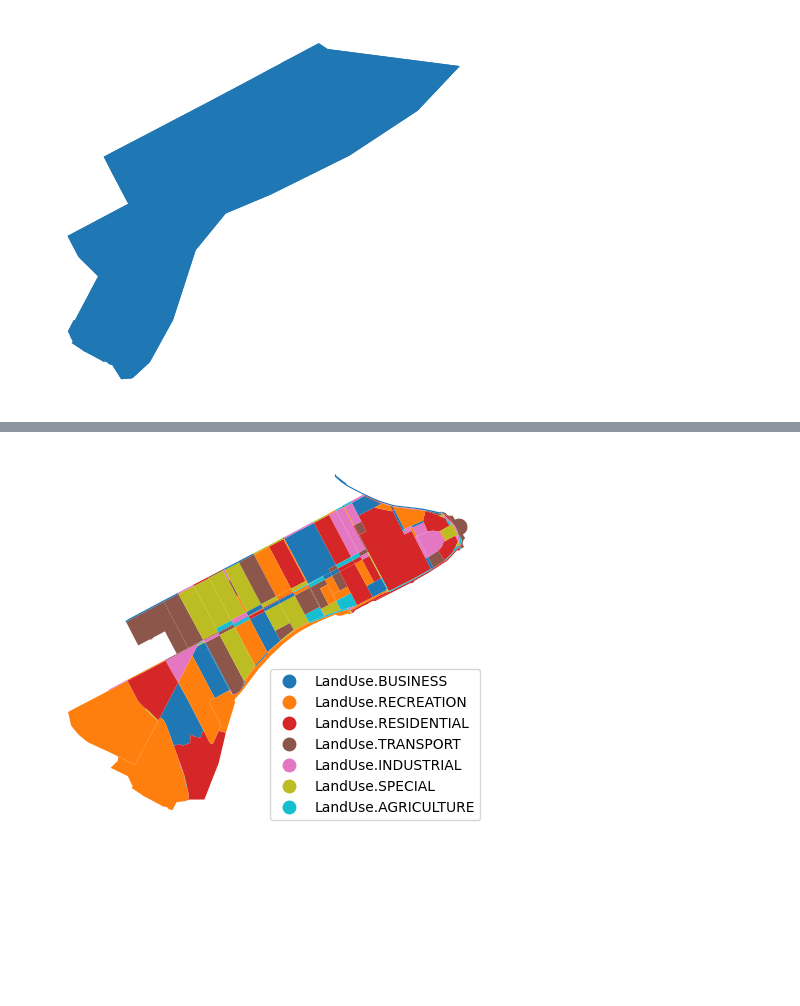
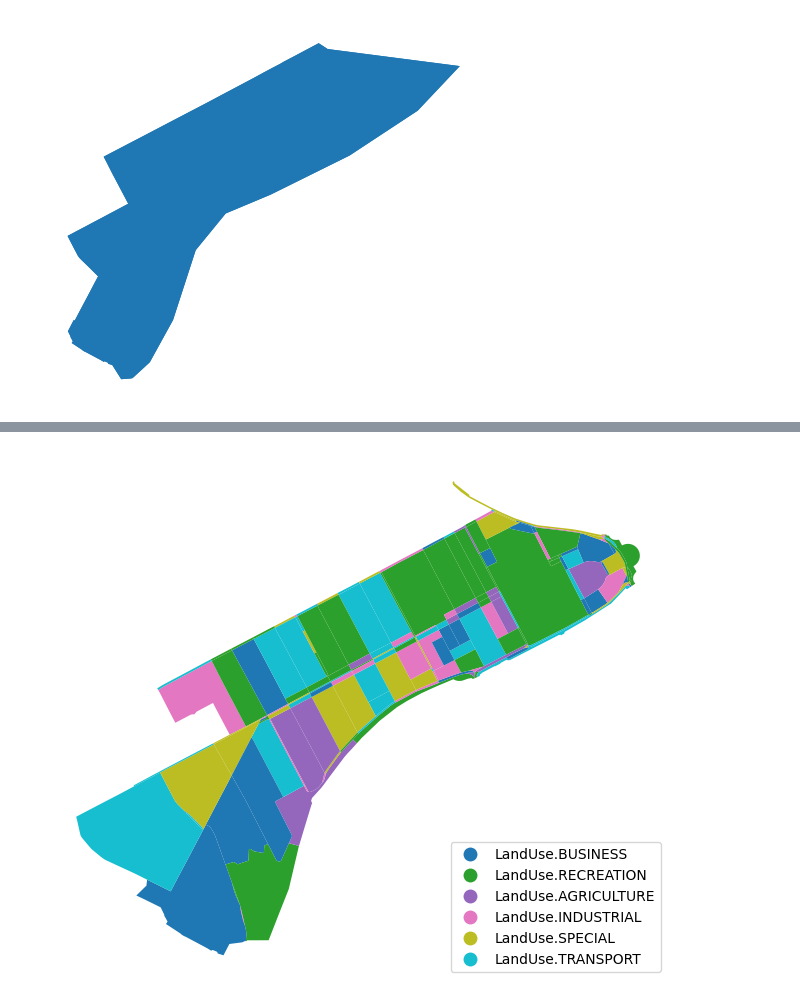
Before and after one commit to vasilstar97/lu-igi, a Jupyter notebook: examples/pymoo_example.ipynb, the cells around one changed output, grey strips where cells are left out. Saved outputs shown, nothing was run; the diff lists cells and outputs as text; code cells hidden in the pictures; blank space fills up the shorter version.

Commit message:
feat: pymoo example

```diff
--- a/examples/example.ipynb
+++ b/examples/pymoo_example.ipynb
@@ -46,0 +41,5 @@ blocks_gdf, ga_instance = optimizer.run(territory_gdf, target_lu_shares, 100, 10
+# %%
+from lu_igi.pymoo_optimizer import PymooOptimizer, FitnessType
+
+optimizer = PymooOptimizer(model)
+result, gdfs = optimizer.run(territory_gdf, target_lu_shares, n_eval=1000)
@@ -46,0 +64,4 @@ blocks_gdf, ga_instance = optimizer.run(territory_gdf, target_lu_shares, 100, 10
+# %%
+gdf = gdfs[FitnessType.PROBABILITY]
+gdf['probability'] = gdf.apply(lambda s : s['probabilities'].get(s['assigned_land_use'],0), axis=1)
+gdf.plot(column='probability', vmin=0, vmax=1, cmap='RdYlGn')
@@ -47,4 +71,4 @@ blocks_gdf, ga_instance = optimizer.run(territory_gdf, target_lu_shares, 100, 10
 # %%
-blocks_gdf.plot(column='assigned_land_use', legend=True, legend_kwds={'loc': 'lower right'}).set_axis_off()
+gdf.plot(column='assigned_land_use', legend=True, legend_kwds={'loc':'lower right'}, figsize=(8,8)).set_axis_off()
 # %% [output]
-[figure, old version]
+[figure, new version]
```
Also changed, not shown: parts of 6 cells of this notebook, 6 other files.
